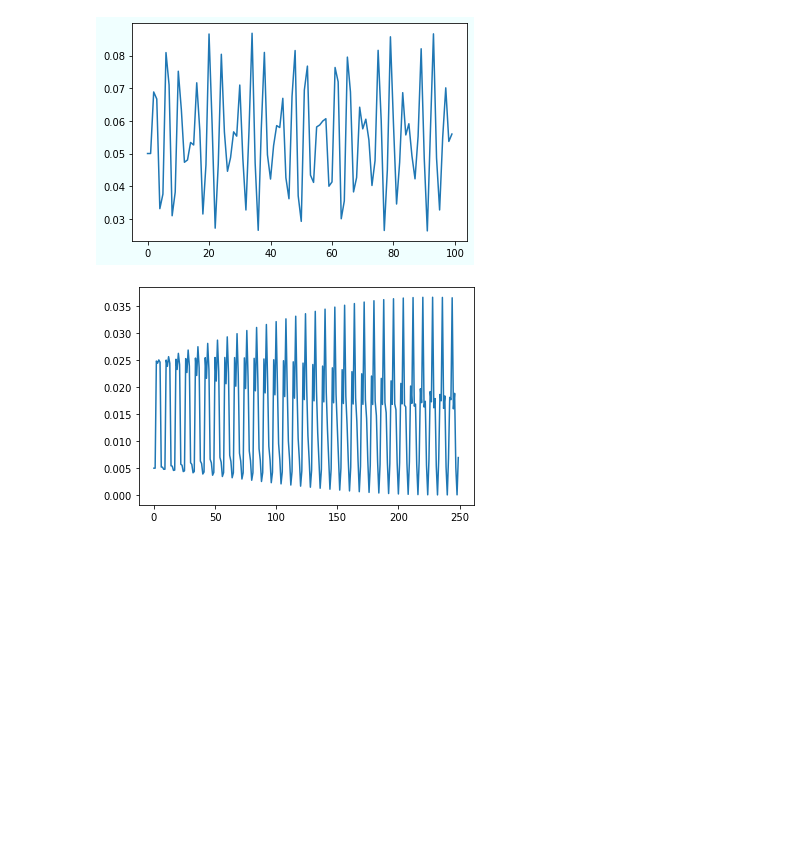
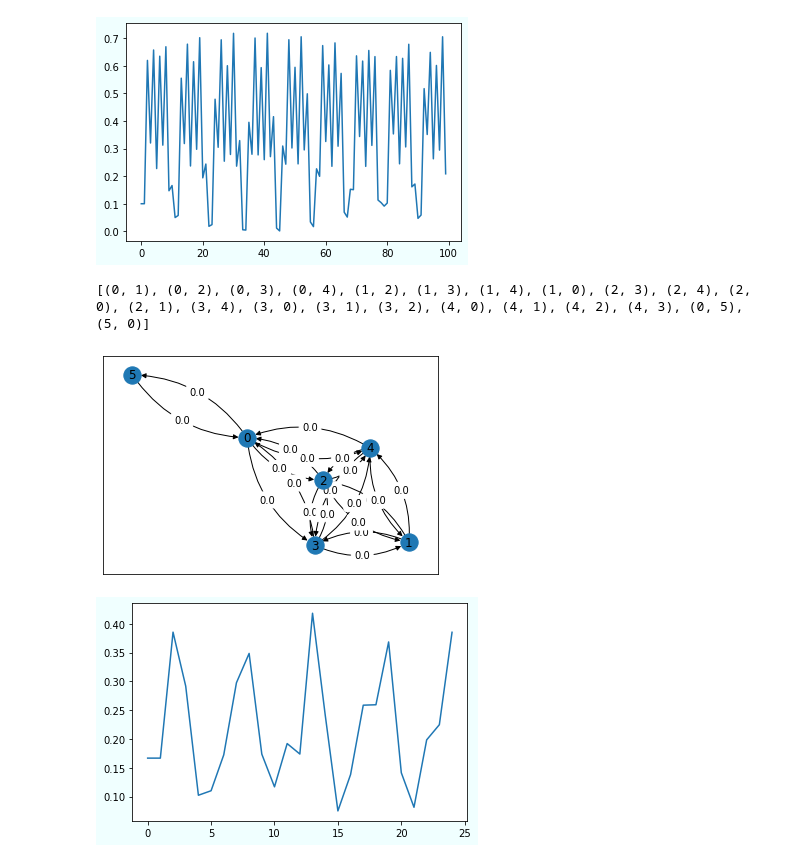
Before and after one commit to Tshou1219/qba, a Jupyter notebook: main.ipynb, the cells around one changed output. Saved outputs shown, nothing was run; the diff lists cells and outputs as text; code cells hidden in the pictures; blank space fills up the shorter version.

Commit message:
add hypercube and prob arcs

```diff
--- a/main.ipynb
+++ b/main.ipynb
@@ -80,10 +85,10 @@ import numpy as np
 
 ## 線を刺す
 PATH=[]
-num_of_v=20
+num_of_v=10
 add_v=0
 prob_vertex=[0]
-num_pin=1
+num_pin=100
 qba=QBA().build_comp_graph(num_of_v,PATH)
 for _ in range(num_pin):
     qba.deg=np.append(qba.deg,1)
@@ -97,45 +102,48 @@ qba.weights = np.zeros(len(qba.arcs))
 # qba.arc_plot()
 for i in range(len(qba.arcs)-num_pin*2):
     qba.weights[i]=1.
+# print(qba.arcs)
 # qba.arc_plot()
 qba.non_flow_grover(100,prob_vertex)
 qba.plot_origin_prob()
 # %% [output]
-[figure, old version]
+[figure, new version]
 # %%
 from qba import QBA
 import numpy as np
 
 # 辺を取って外につける
 PATH=[]
-num_of_v=100
+num_of_v=5
 add_v=0
 prob_vertex=[0]
-num_pin=50
+num_pin=1
 qba=QBA().build_comp_graph(num_of_v,PATH)
 for _ in range(num_pin):
     qba.deg=np.append(qba.deg,1)
 # qba.deg=np.append(qba.deg,1)
 # qba.deg=np.append(qba.deg,1)
 # qba.deg[add_v]+=num_pin
 # print(qba.deg)
 #qba.arcs.extend([(add_v,num_of_v),(num_of_v,add_v)])
 # qba.arcs.extend([(add_v,num_of_v),(num_of_v,add_v),(add_v,num_of_v+1),(num_of_v+1,add_v)])
 qba.arcs.extend([(add_v, num_of_v+a) for a in range(num_pin)])
 qba.arcs.extend([(num_of_v+a,add_v) for a in range(num_pin)])
-# print(qba.arcs)
+print(qba.arcs)
 for a in range(num_pin):
     qba.arcs.remove((add_v,add_v+a+1))
     qba.arcs.remove((add_v+a+1,add_v))
     qba.deg[add_v+a+1]-=1
 #print(qba.deg)
 
 qba.weights = np.zeros(len(qba.arcs))
-# qba.arc_plot()
+qba.arc_plot()
 for i in range(len(qba.arcs)-num_pin*2):
     qba.weights[i]=1.
 # qba.arc_plot()
-qba.non_flow_grover(250,prob_vertex)
+qba.non_flow_grover(25,prob_vertex)
 qba.plot_origin_prob()
 # %% [output]
+[(0, 1), (0, 2), (0, 3), (0, 4), (1, 2), (1, 3), (1, 4), (1, 0), (2, 3), (2, 4), (2, 0), (2, 1), (3, 4), (3, 0), (3, 1), (3, 2), (4, 0), (4, 1), (4, 2), (4, 3), (0, 5), (5, 0)]
-[figure, old version]
+[figure, new version]
+[figure, added]
```
Also changed, not shown: parts of 13 cells of this notebook, 13 other files.
